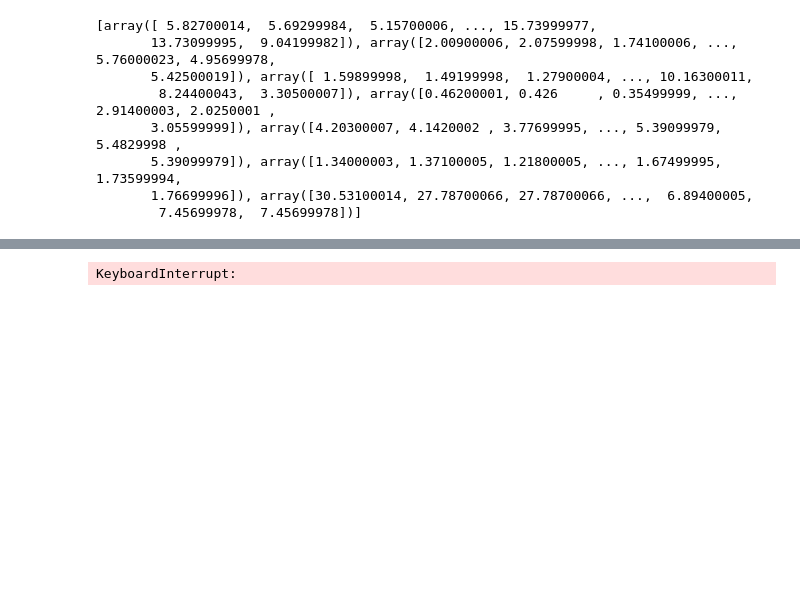
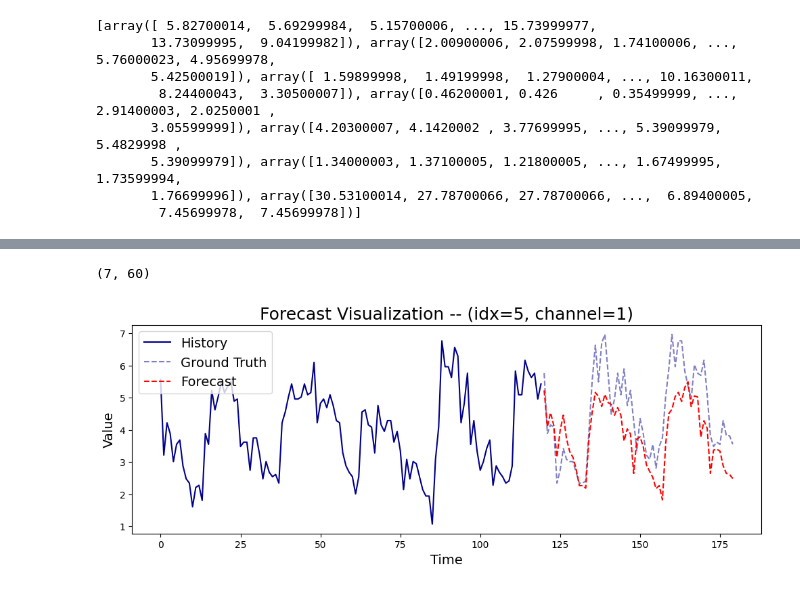
Before and after one commit to AdityaLab/Samay, a Jupyter notebook: chronos.ipynb, the cells around one changed output, grey strips where cells are left out. Drawn from its saved outputs; the diff is of its cells as text; code cells hidden in the pictures; blank space fills up the shorter version.

Commit message:
chronos pipeline resolved

```diff
--- a/chronos.ipynb
+++ b/chronos.ipynb
@@ -25,15 +22,15 @@ Loaded PyTorch TimesFM.
 # Get the base path from sys.path[0]
 base_path = sys.path[0]
 
-# Relative file location
-relative_file_location = '../data/dataset/ETTh1.csv'
+# # Relative file location
+# relative_file_location = '../data/dataset/ETTh1.csv'
 
-# Combine the base path with the relative file location
-file_location = os.path.join(base_path, relative_file_location)
+# # Combine the base path with the relative file location
+# file_location = os.path.join(base_path, relative_file_location)
 
 
-Chdataset = ChronosDataset(name="ett", path=file_location, datetime_col='date', freq='H')
-Chdataset.preprocess()
+Chdataset = ChronosDataset(name="ett", path='/nethome/sli999/TSFMProject/src/tsfmproject/models/moment/data/ETTh1.csv', datetime_col='date', freq='H')
+
 data = Chdataset.dataset
 data_loc = os.path.join(sys.path[0],'./tsfmproject/models/chronosforecasting/data/us_data.arrow')
 offset = -60
@@ -69,13 +84,19 @@ Passing a tuple of `past_key_values` is deprecated and will be removed in Transf
 # %%
 results = {}
-model_dir = None
-# latest_run_dir = ch.get_latest_run_dir()
-# model_dir = os.path.join(latest_run_dir, "checkpoint-final")
-# model_type = "seq2seq"
+latest_run_dir = ch.get_latest_run_dir()
+model_dir = os.path.join(latest_run_dir, "checkpoint-final")
+model_type = "seq2seq"
 metrics = ['RMSE', 'MAPE']
-model = ch.load_model()
+model = ch.load_model(model_dir, model_type)
 ch.result_logger.info(f"Model loaded from {model_dir}")
 # %%
 eval_results, trues, preds, histories = ch.evaluate(data_train, data_test, metrics)
-# %% [output]
-KeyboardInterrupt:
+# %%
+print(preds.shape)
+# %% [output]
+(7, 60)
+# %%
+visualization = ForecastVisualization(trues, preds, histories[:,-2*len(preds[0]):])
+visualization.plot()
+# %% [output]
+[figure, added]
```
Also changed, not shown: parts of 4 cells of this notebook, 4 other files.
